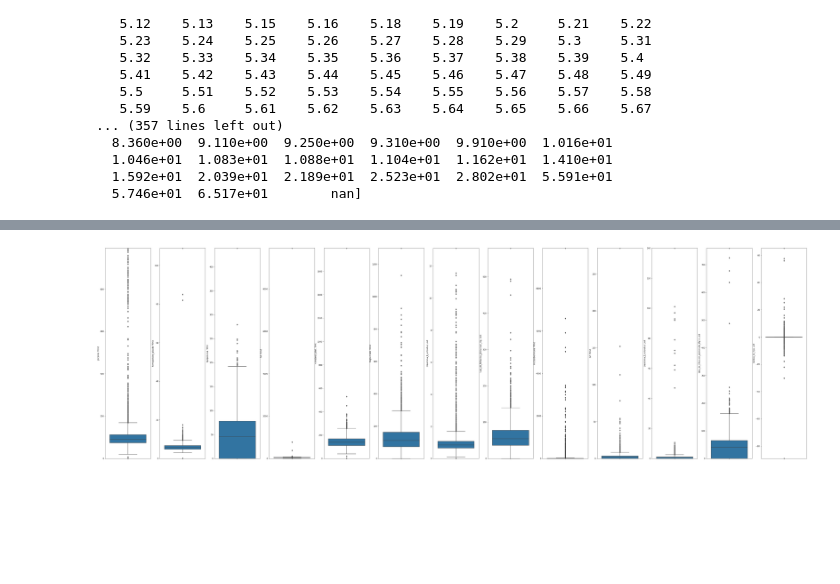
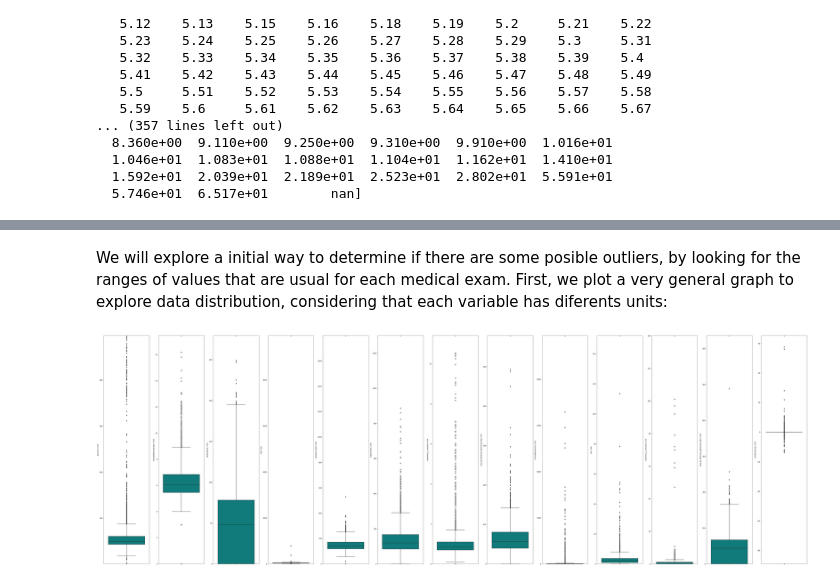
Before and after one commit to Teett/ds4a-team-62, a Jupyter notebook: notebooks/eda_juanb.ipynb, the cells around one changed output, grey strips where cells are left out. Drawn from its saved outputs; the diff is of its cells as text; code cells hidden in the pictures; blank space fills up the shorter version.

```diff
--- a/notebooks/eda_juanb.ipynb
+++ b/notebooks/eda_juanb.ipynb
@@ -115,10 +170,12 @@ sub_df.describe()
+# %% [markdown]
+We will explore a initial way to determine if there are some posible outliers,  by looking for the ranges of values that are usual for each medical exam. First, we plot a very general graph to explore data distribution, considering that each variable has diferents units:
 # %%
 fig, axes = plt.subplots(1, len(variable_list))
 for i, col in enumerate(variable_list):
-    ax = sns.boxplot(y=sub_df[col], ax=axes.flatten()[i])
+    ax = sns.boxplot(y=sub_df[col], ax=axes.flatten()[i], color='darkcyan')
     ax.set_ylim(sub_df[col].min(), sub_df[col].max())
     ax.set_ylabel(col + ' / Unit')
 plt.rcParams['figure.figsize'] = (78,26)
 plt.show()
 # %% [output]
-[figure, old version]
+[figure, new version]
```
Also changed, not shown: parts of 13 cells of this notebook.
